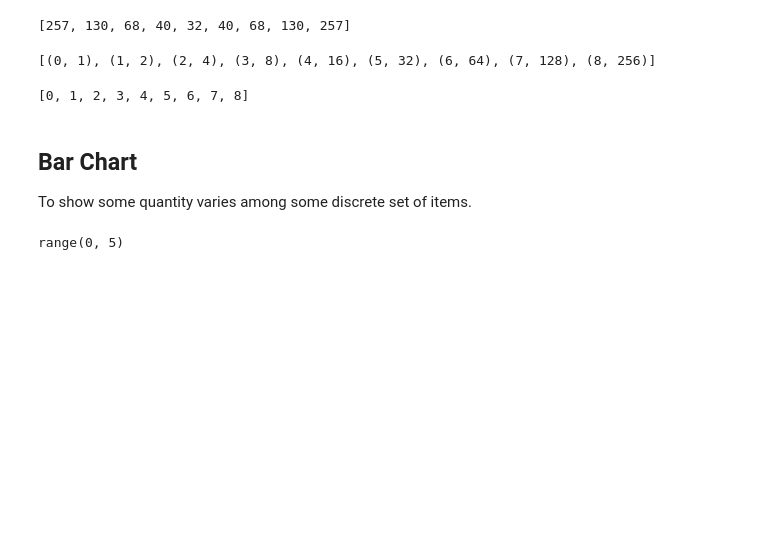
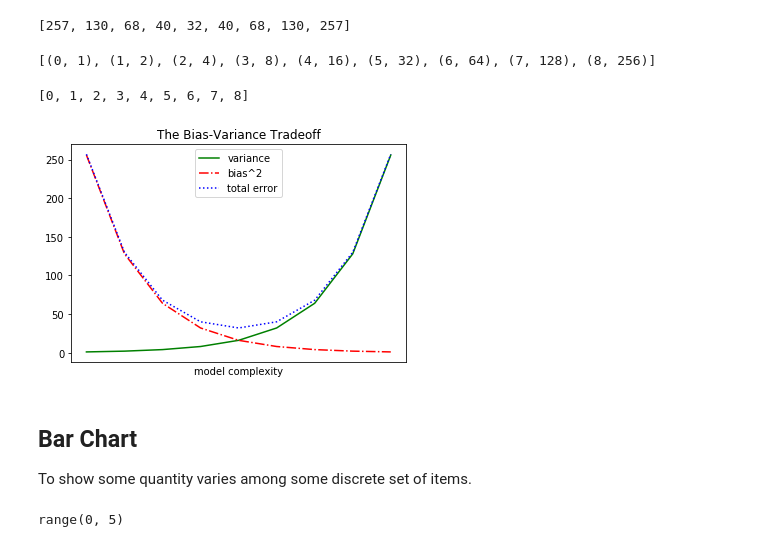
Before and after one commit to ksatola/data-science-from-scratch, a Jupyter notebook: 03_Visualizing_Data.ipynb, the cells around one changed output. Cells and saved outputs as stored; diff of their text form; code cells hidden in the pictures; blank space fills up the shorter version.

```diff
--- a/03_Visualizing_Data.ipynb
+++ b/03_Visualizing_Data.ipynb
@@ -42,21 +42,20 @@ xs
 # %%
 # We can make multiple calls to plt.plot
 # to show multiple series on the same chart
 plt.plot(xs, variance,     'g-',  label='variance')    # green solid line
 plt.plot(xs, bias_squared, 'r-.', label='bias^2')      # red dot-dashed line
 plt.plot(xs, total_error,  'b:',  label='total error') # blue dotted line
 
 # Because we've assigned labels to each series,
 # we can get a legend for free (loc=9 means "top center")
 plt.legend(loc=9)
 plt.xlabel("model complexity")
 plt.xticks([])
 plt.title("The Bias-Variance Tradeoff")
-# plt.show()
-
-
-plt.savefig('im/viz_line_chart.png')
-plt.gca().clear()
+plt.savefig('images/viz_line_chart.png')
+plt.show();
+# %% [output]
+[figure, added]
 # %% [markdown]
 ## Bar Chart
 To show some quantity varies among some discrete set of items.
```
Also changed, not shown: parts of 3 cells of this notebook, 2 other files.
